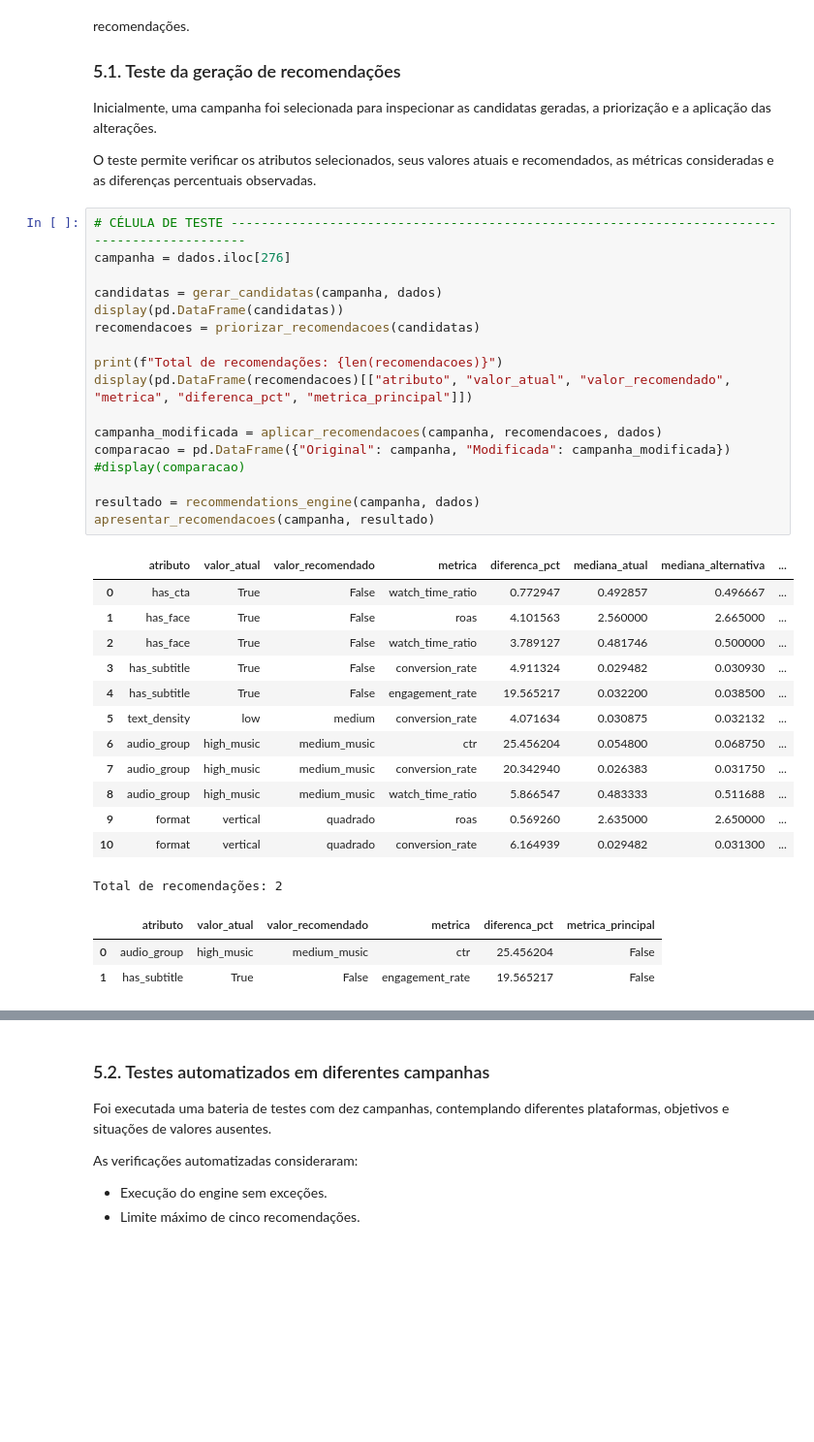
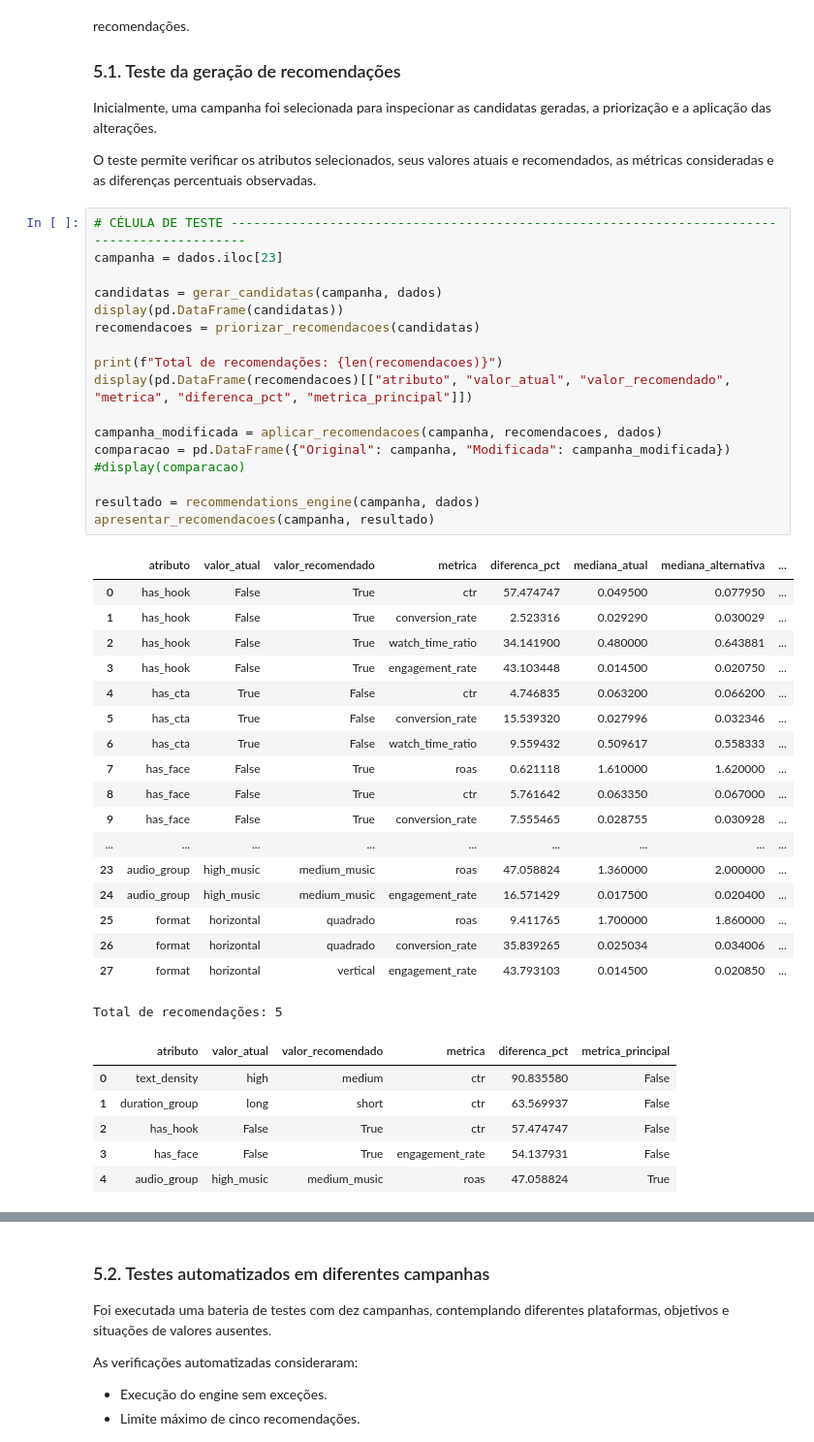
Before and after one commit to lauradeoli/klike-ds-challenge-lauradeoli, a Jupyter notebook: notebooks/parte3_recomendacoes.ipynb, the cells around one changed output, grey strips where cells are left out. Shown at 97% size. Saved outputs shown, nothing was run; the diff lists cells and outputs as text; blank space fills up the shorter version.

```diff
--- a/notebooks/parte3_recomendacoes.ipynb
+++ b/notebooks/parte3_recomendacoes.ipynb
@@ -494,36 +492,44 @@ Inicialmente, uma campanha foi selecionada para inspecionar as candidatas gerada
 O teste permite verificar os atributos selecionados, seus valores atuais e recomendados, as métricas consideradas e as diferenças percentuais observadas.
 # %%
 # CÉLULA DE TESTE --------------------------------------------------------------------------------------------
-campanha = dados.iloc[276]
+campanha = dados.iloc[23]
 
 candidatas = gerar_candidatas(campanha, dados)
 display(pd.DataFrame(candidatas))
 recomendacoes = priorizar_recomendacoes(candidatas)
 
 print(f"Total de recomendações: {len(recomendacoes)}")
 display(pd.DataFrame(recomendacoes)[["atributo", "valor_atual", "valor_recomendado", "metrica", "diferenca_pct", "metrica_principal"]])
 
 campanha_modificada = aplicar_recomendacoes(campanha, recomendacoes, dados)
 comparacao = pd.DataFrame({"Original": campanha, "Modificada": campanha_modificada})
 #display(comparacao)
 
 resultado = recommendations_engine(campanha, dados)
 apresentar_recomendacoes(campanha, resultado)
 # %% [output]
 |  | atributo | valor_atual | valor_recomendado | metrica | diferenca_pct | mediana_atual | mediana_alternativa | ... |
-| 0 | has_cta | True | False | watch_time_ratio | 0.772947 | 0.492857 | 0.496667 | ... |
-| 1 | has_face | True | False | roas | 4.101563 | 2.560000 | 2.665000 | ... |
-| 2 | has_face | True | False | watch_time_ratio | 3.789127 | 0.481746 | 0.500000 | ... |
-| 3 | has_subtitle | True | False | conversion_rate | 4.911324 | 0.029482 | 0.030930 | ... |
-| 4 | has_subtitle | True | False | engagement_rate | 19.565217 | 0.032200 | 0.038500 | ... |
-| 5 | text_density | low | medium | conversion_rate | 4.071634 | 0.030875 | 0.032132 | ... |
-| 6 | audio_group | high_music | medium_music | ctr | 25.456204 | 0.054800 | 0.068750 | ... |
-| 7 | audio_group | high_music | medium_music | conversion_rate | 20.342940 | 0.026383 | 0.031750 | ... |
-| 8 | audio_group | high_music | medium_music | watch_time_ratio | 5.866547 | 0.483333 | 0.511688 | ... |
-| 9 | format | vertical | quadrado | roas | 0.569260 | 2.635000 | 2.650000 | ... |
-| 10 | format | vertical | quadrado | conversion_rate | 6.164939 | 0.029482 | 0.031300 | ... |
+| 0 | has_hook | False | True | ctr | 57.474747 | 0.049500 | 0.077950 | ... |
+| 1 | has_hook | False | True | conversion_rate | 2.523316 | 0.029290 | 0.030029 | ... |
+| 2 | has_hook | False | True | watch_time_ratio | 34.141900 | 0.480000 | 0.643881 | ... |
+| 3 | has_hook | False | True | engagement_rate | 43.103448 | 0.014500 | 0.020750 | ... |
+| 4 | has_cta | True | False | ctr | 4.746835 | 0.063200 | 0.066200 | ... |
+| 5 | has_cta | True | False | conversion_rate | 15.539320 | 0.027996 | 0.032346 | ... |
+| 6 | has_cta | True | False | watch_time_ratio | 9.559432 | 0.509617 | 0.558333 | ... |
+| 7 | has_face | False | True | roas | 0.621118 | 1.610000 | 1.620000 | ... |
+| 8 | has_face | False | True | ctr | 5.761642 | 0.063350 | 0.067000 | ... |
+| 9 | has_face | False | True | conversion_rate | 7.555465 | 0.028755 | 0.030928 | ... |
+| ... | ... | ... | ... | ... | ... | ... | ... | ... |
+| 23 | audio_group | high_music | medium_music | roas | 47.058824 | 1.360000 | 2.000000 | ... |
+| 24 | audio_group | high_music | medium_music | engagement_rate | 16.571429 | 0.017500 | 0.020400 | ... |
+| 25 | format | horizontal | quadrado | roas | 9.411765 | 1.700000 | 1.860000 | ... |
+| 26 | format | horizontal | quadrado | conversion_rate | 35.839265 | 0.025034 | 0.034006 | ... |
+| 27 | format | horizontal | vertical | engagement_rate | 43.793103 | 0.014500 | 0.020850 | ... |
-Total de recomendações: 2
+Total de recomendações: 5
 |  | atributo | valor_atual | valor_recomendado | metrica | diferenca_pct | metrica_principal |
-| 0 | audio_group | high_music | medium_music | ctr | 25.456204 | False |
-| 1 | has_subtitle | True | False | engagement_rate | 19.565217 | False |
+| 0 | text_density | high | medium | ctr | 90.835580 | False |
+| 1 | duration_group | long | short | ctr | 63.569937 | False |
+| 2 | has_hook | False | True | ctr | 57.474747 | False |
+| 3 | has_face | False | True | engagement_rate | 54.137931 | False |
+| 4 | audio_group | high_music | medium_music | roas | 47.058824 | True |
 =================================================================
```
Also changed, not shown: parts of 2 cells of this notebook, 5 other files.
